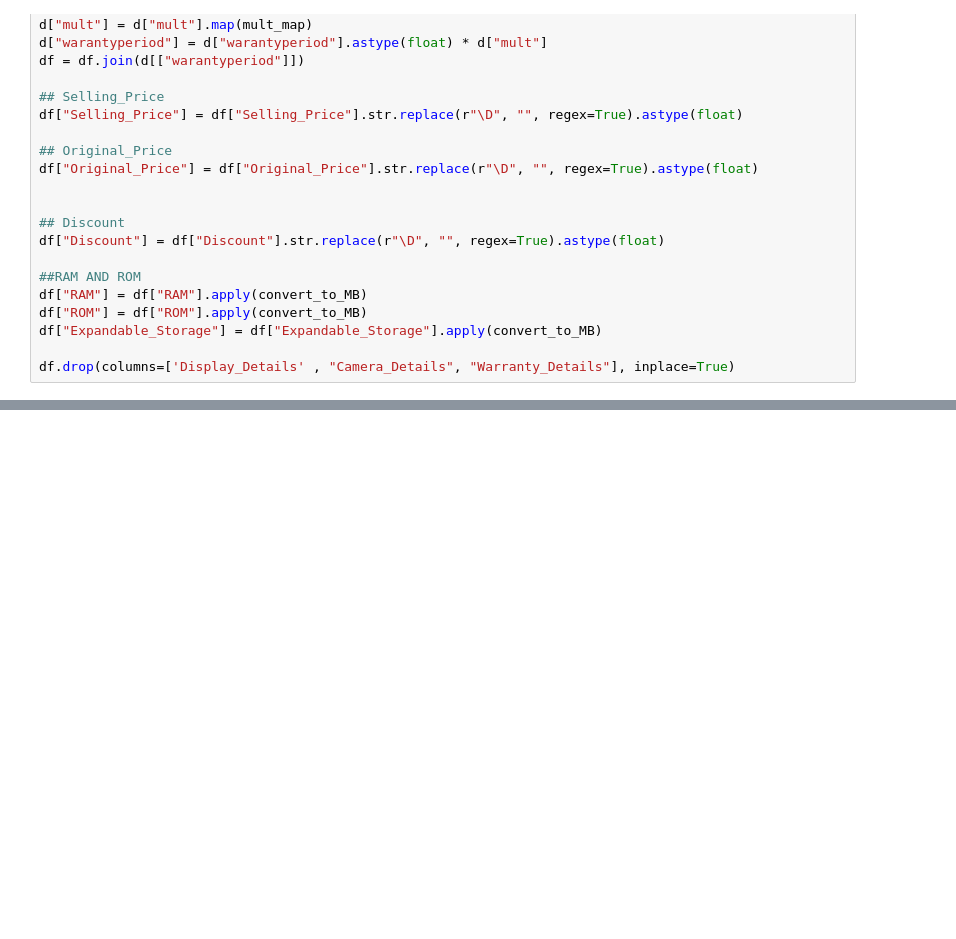
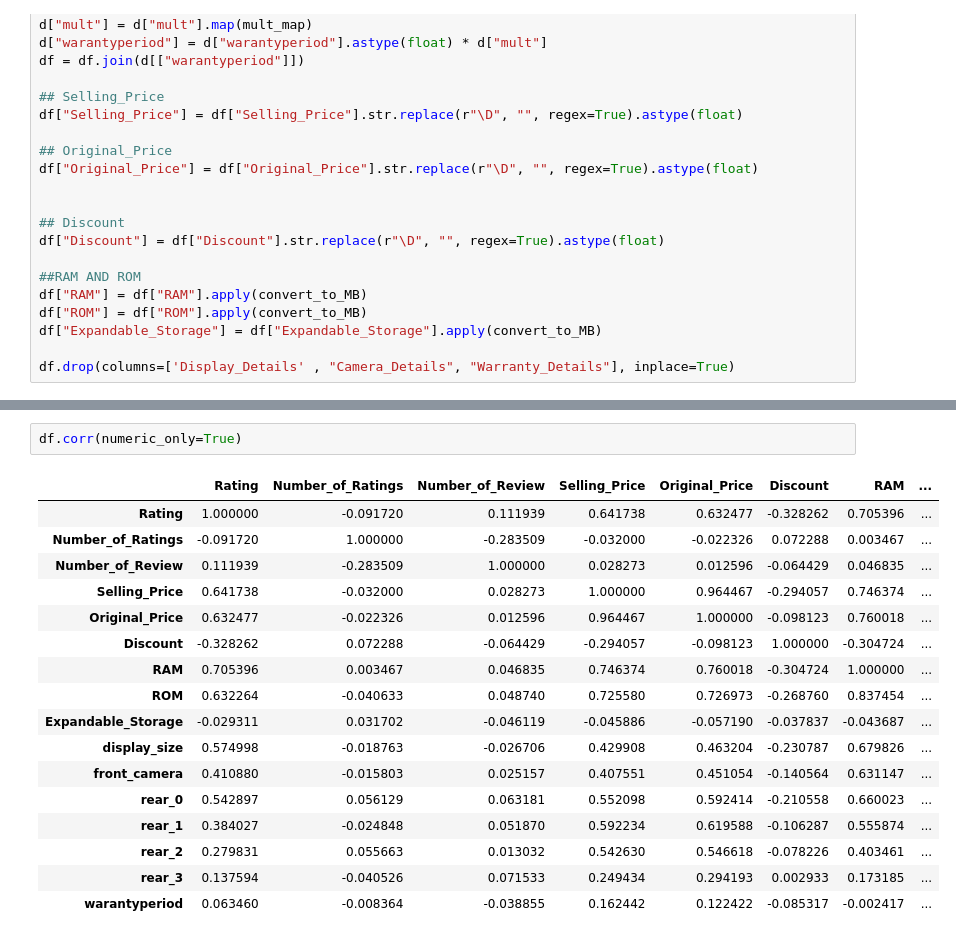
Before and after one commit to sangeeth-sadanand/ML_Projects, a Jupyter notebook: MobilePricePrediction/main.ipynb, the cells around one changed output, grey strips where cells are left out. Saved outputs shown, nothing was run; the diff lists cells and outputs as text; blank space fills up the shorter version.

```diff
--- a/MobilePricePrediction/main.ipynb
+++ b/MobilePricePrediction/main.ipynb
@@ -162,0 +463,20 @@ df
+# %%
+df.corr(numeric_only=True)
+# %% [output]
+|  | Rating | Number_of_Ratings | Number_of_Review | Selling_Price | Original_Price | Discount | RAM | ... |
+| Rating | 1.000000 | -0.091720 | 0.111939 | 0.641738 | 0.632477 | -0.328262 | 0.705396 | ... |
+| Number_of_Ratings | -0.091720 | 1.000000 | -0.283509 | -0.032000 | -0.022326 | 0.072288 | 0.003467 | ... |
+| Number_of_Review | 0.111939 | -0.283509 | 1.000000 | 0.028273 | 0.012596 | -0.064429 | 0.046835 | ... |
+| Selling_Price | 0.641738 | -0.032000 | 0.028273 | 1.000000 | 0.964467 | -0.294057 | 0.746374 | ... |
+| Original_Price | 0.632477 | -0.022326 | 0.012596 | 0.964467 | 1.000000 | -0.098123 | 0.760018 | ... |
+| Discount | -0.328262 | 0.072288 | -0.064429 | -0.294057 | -0.098123 | 1.000000 | -0.304724 | ... |
+| RAM | 0.705396 | 0.003467 | 0.046835 | 0.746374 | 0.760018 | -0.304724 | 1.000000 | ... |
+| ROM | 0.632264 | -0.040633 | 0.048740 | 0.725580 | 0.726973 | -0.268760 | 0.837454 | ... |
+| Expandable_Storage | -0.029311 | 0.031702 | -0.046119 | -0.045886 | -0.057190 | -0.037837 | -0.043687 | ... |
+| display_size | 0.574998 | -0.018763 | -0.026706 | 0.429908 | 0.463204 | -0.230787 | 0.679826 | ... |
+| front_camera | 0.410880 | -0.015803 | 0.025157 | 0.407551 | 0.451054 | -0.140564 | 0.631147 | ... |
+| rear_0 | 0.542897 | 0.056129 | 0.063181 | 0.552098 | 0.592414 | -0.210558 | 0.660023 | ... |
+| rear_1 | 0.384027 | -0.024848 | 0.051870 | 0.592234 | 0.619588 | -0.106287 | 0.555874 | ... |
+| rear_2 | 0.279831 | 0.055663 | 0.013032 | 0.542630 | 0.546618 | -0.078226 | 0.403461 | ... |
+| rear_3 | 0.137594 | -0.040526 | 0.071533 | 0.249434 | 0.294193 | 0.002933 | 0.173185 | ... |
+| warantyperiod | 0.063460 | -0.008364 | -0.038855 | 0.162442 | 0.122422 | -0.085317 | -0.002417 | ... |
```
Also changed, not shown: parts of 17 cells of this notebook.
